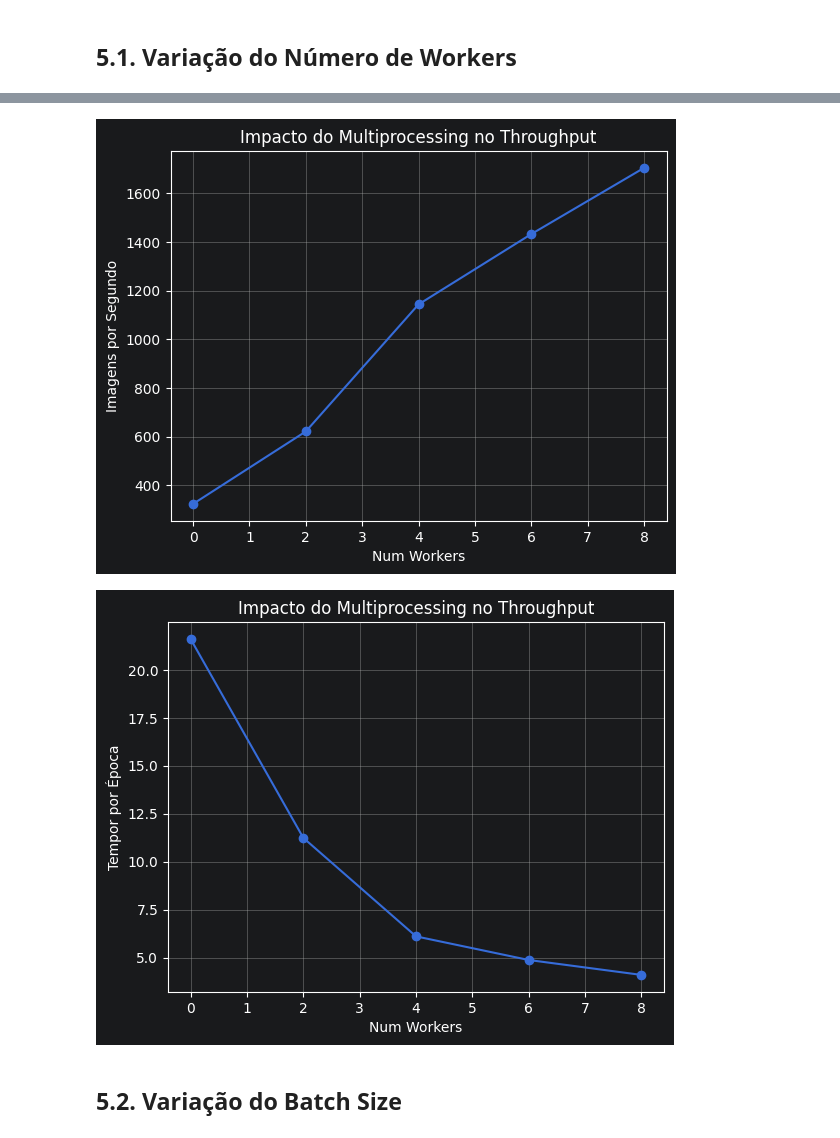
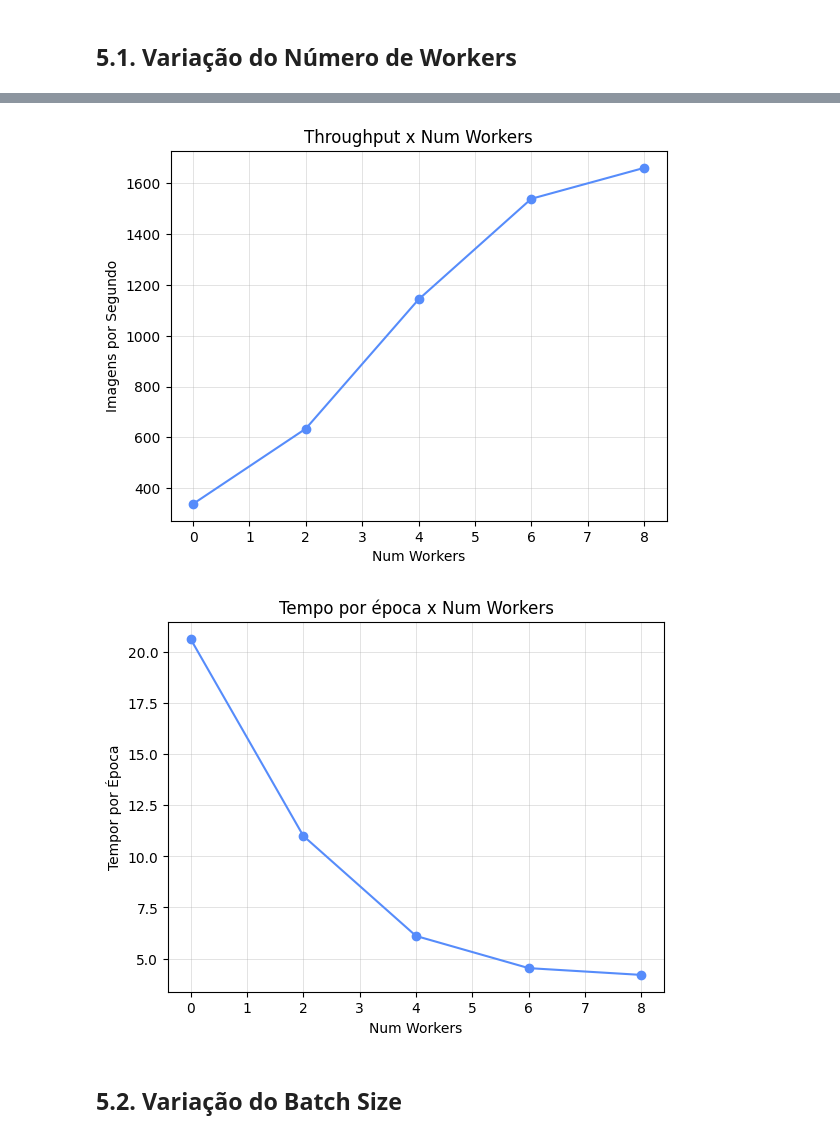
Before and after one commit to eulergomees/parallel_loading, a Jupyter notebook: parallel_loading.ipynb, the cells around one changed output, grey strips where cells are left out. Cells and saved outputs as stored; diff of their text form; code cells hidden in the pictures.

```diff
--- a/parallel_loading.ipynb
+++ b/parallel_loading.ipynb
@@ -414,7 +414,7 @@ num_workers_list = [0, 2, 4, 6, 8]
 results_workers = []
 
 for workers in num_workers_list:
-    print(f"\n num_workers = {workers}")
+    print(f"\nnum_workers = {workers}")
 
     workers_loader = DataLoader(
         train_dataset,
@@ -426,6 +426,7 @@ for workers in num_workers_list:
 
     model = CNNModel().to(device)
     optimizer = optim.Adam(model.parameters(), lr=learning_rate)
+    criterion = nn.CrossEntropyLoss()
 
     total_start_time = time.time()
     epoch_durations = []
@@ -433,6 +434,9 @@ for workers in num_workers_list:
     for epoch in range(max_epochs):
         start_time = time.time()
         model.train()
+
+        running_corrects = 0
+        total_samples = 0
 
         for images, labels in workers_loader:
             images = images.to(device)
@@ -444,18 +448,30 @@ for workers in num_workers_list:
             loss.backward()
             optimizer.step()
 
+            _, preds = torch.max(outputs, 1)
+            running_corrects += torch.sum(preds == labels.data)
+            total_samples += labels.size(0)
+
         epoch_time = time.time() - start_time
         epoch_durations.append(epoch_time)
-        print(f"Epoch {epoch + 1} - Tempo: {epoch_time:.2f}s")
 
-    total_time = time.time() - total_start_time
-    throughput = (len(workers_loader.dataset) * max_epochs) / total_time
+        epoch_acc = running_corrects.double() / total_samples
+        print(f"Epoch {epoch + 1} - Tempo: {epoch_time:.2f}s - Acc: {epoch_acc:.4f}")
+
+    total_time_spent = time.time() - total_start_time
+    throughput = (len(workers_loader.dataset) * max_epochs) / total_time_spent
+    final_accuracy = epoch_acc
 
     results_workers.append({
         'workers': workers,
         'avg_epoch_time': np.mean(epoch_durations),
+        'total_time': total_time_spent,
+        'accuracy': final_accuracy.item(),
         'throughput': throughput
     })
 
-    print(f"Finalizado: Throughput = {throughput:.2f} images/s")
+    print(f"RESULTADO FINAL (workers={workers}):")
+    print(f" - Tempo Total Gasto: {total_time_spent:.2f}s")
+    print(f" - Acurácia Final: {final_accuracy:.4f}")
+    print(f" - Throughput: {throughput:.2f} images/s")
 # %% [output]
@@ -480,24 +496,24 @@ Finalizado: Throughput = 1704.68 images/s
 df = pd.DataFrame(results_workers)
 
 plt.plot(df['workers'], df['throughput'], marker='o')
-plt.title('Impacto do Multiprocessing no Throughput')
+plt.title('Throughput x Num Workers')
 plt.xlabel('Num Workers')
 plt.ylabel('Imagens por Segundo')
 plt.grid(True)
 plt.show()
 # %% [output]
-[figure, old version]
+[figure, new version]
 # %%
 df = pd.DataFrame(results_workers)
 
 plt.plot(df['workers'], df['avg_epoch_time'], marker='o')
-plt.title('Impacto do Multiprocessing no Throughput')
+plt.title('Tempo por época x Num Workers')
 plt.xlabel('Num Workers')
 plt.ylabel('Tempor por Época')
 plt.grid(True)
 plt.show()
 # %% [output]
-[figure, old version]
+[figure, new version]
 # %% [markdown]
 ## 5.2. Variação do Batch Size
 # %%
```
Also changed, not shown: parts of 9 cells of this notebook.
